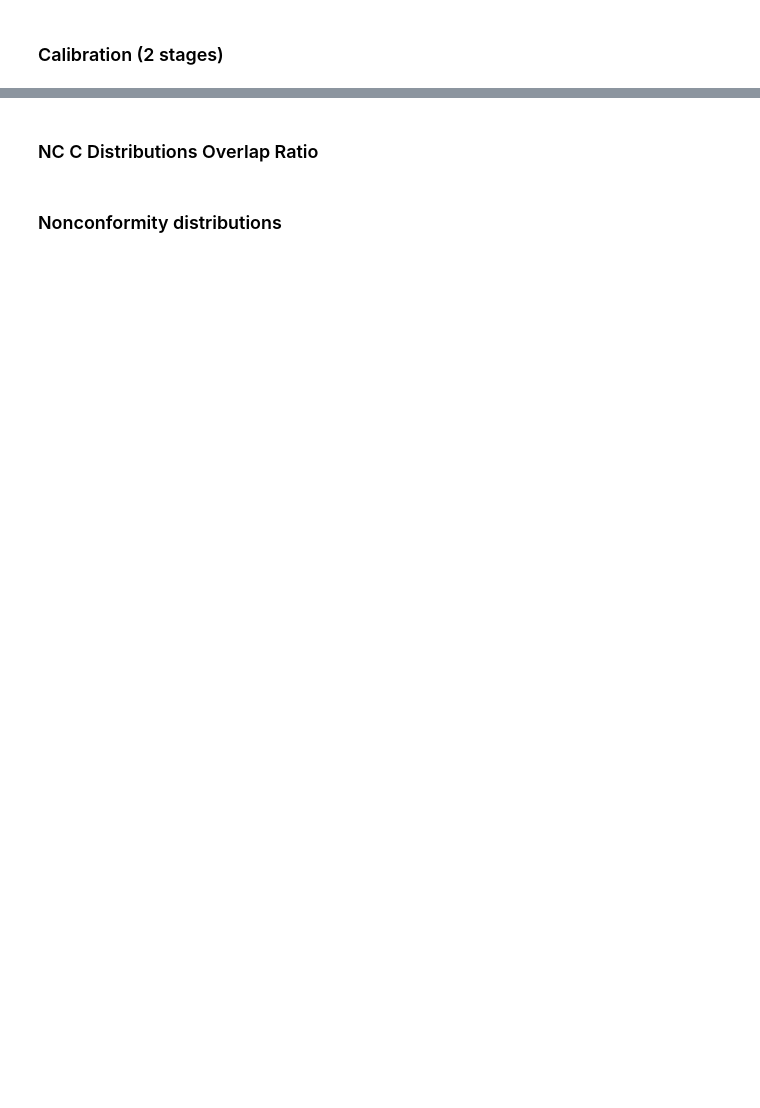
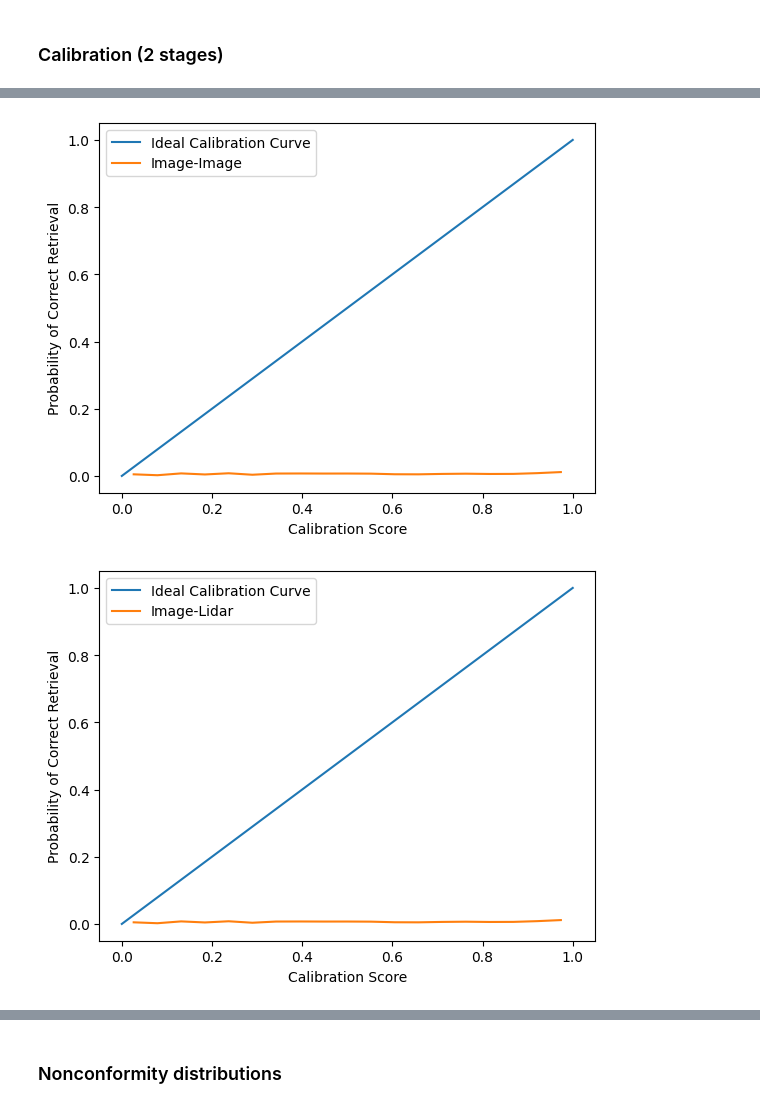
Before and after one commit to UTAustin-SwarmLab/Multi-modal-Data-Alignment, a Jupyter notebook: mmda/plot_nonconformity.ipynb, the cells around one changed output, grey strips where cells are left out. Cells and saved outputs as stored; diff of their text form; code cells hidden in the pictures; blank space fills up the shorter version.

```diff
--- a/mmda/plot_nonconformity.ipynb
+++ b/mmda/plot_nonconformity.ipynb
@@ -97,30 +118,30 @@ plt.plot()
 # %%
 # plot the calibration curve
 # x axis: calibration score
 # y axis: percentage of data points in the bin
 for i in range(3):
     for j in range(i, 3):
-        nc_scores, c_scores, q2scores = get_non_conformity_scores_1st_stage(data, i, j, top_k=5)
-
-        print(len(nc_scores), len(c_scores))
-        scores, gt = [q2scores[q][0] for q in q2scores], [q2scores[q][1] for q in q2scores]
+        scores, gt = get_calibration_scores_1st_stage(data, i, j)
         cali_scores = []
         for score in scores:
-            cali_scores.append(calibrate(score, nc_scores))
+            cali_scores.append(calibrate(score, scores))
 
         # combine score to bins and gt to bins
         bins = np.linspace(0, 1, 20)
         bin_indices = np.digitize(cali_scores, bins)
         bin_scores = []
         bin_gt = []
         for k in range(1, len(bins)):
             bin_mask = bin_indices == k
             bin_scores.append(np.mean(np.array(cali_scores)[bin_mask]))
             bin_gt.append(np.mean(np.array(gt)[bin_mask]))
         plt.figure()
         plt.plot([0,1], [0,1], label="Ideal Calibration Curve")
         plt.plot(bin_scores, bin_gt, label=modalities[i] + "-" + modalities[j])
         plt.xlabel("Calibration Score")
         plt.ylabel("Probability of Correct Retrieval")
         plt.legend()
         plt.show()
+# %% [output]
+[figure, added]
+[figure, added]
@@ -127,2 +151,0 @@ for i in range(3):
-# %% [markdown]
-### NC C Distributions Overlap Ratio
```
Also changed, not shown: parts of 12 cells of this notebook, 2 other files.
